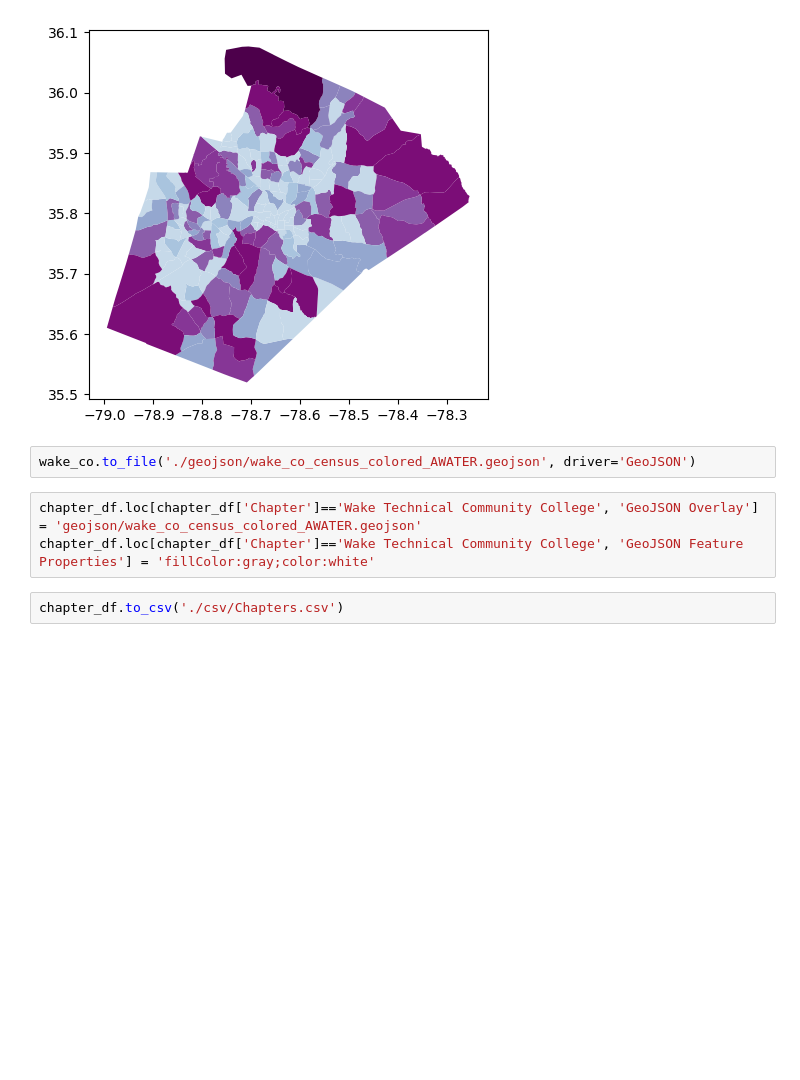
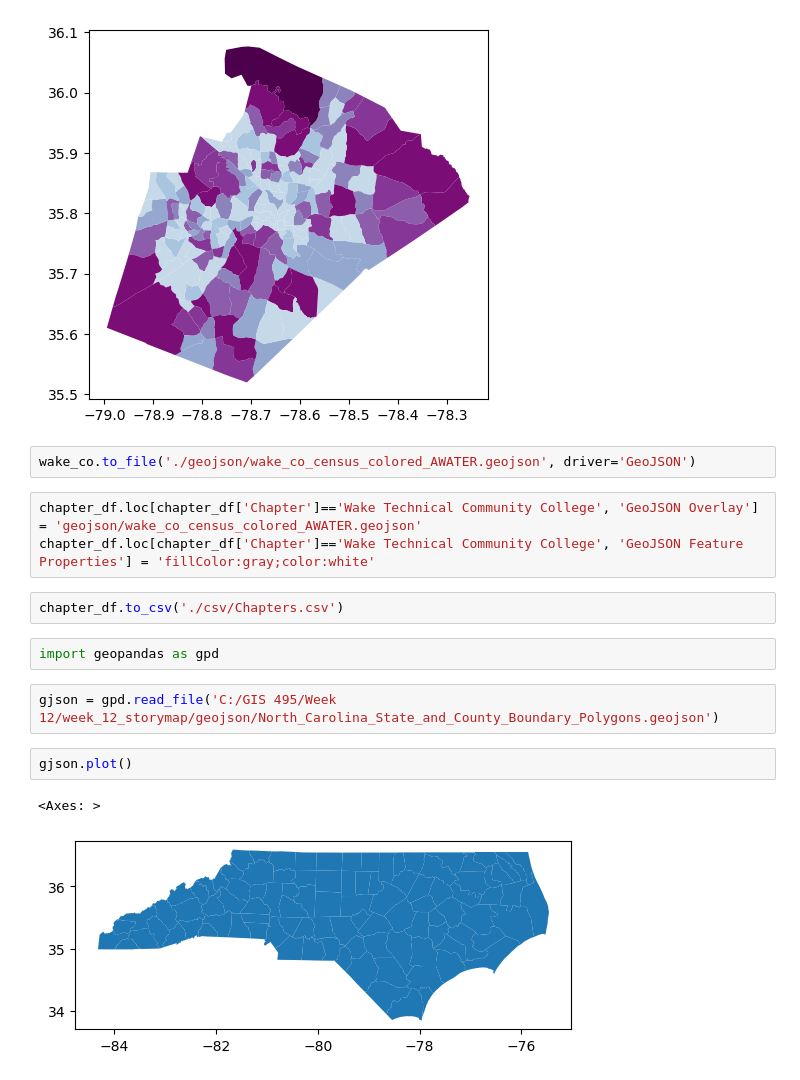
Before and after one commit to madisenwinters/week_12_storymap, a Jupyter notebook: storymap.ipynb, the cells around one changed output. Cells and saved outputs as stored; diff of their text form; blank space fills up the shorter version.

```diff
--- a/storymap.ipynb
+++ b/storymap.ipynb
@@ -979,3 +979,12 @@ chapter_df.loc[chapter_df['Chapter']=='Wake Technical Community College', 'GeoJS
 chapter_df.loc[chapter_df['Chapter']=='Wake Technical Community College', 'GeoJSON Feature Properties'] = 'fillColor:gray;color:white'
 # %%
 chapter_df.to_csv('./csv/Chapters.csv')
+# %%
+import geopandas as gpd
+# %%
+gjson = gpd.read_file('C:/GIS 495/Week 12/week_12_storymap/geojson/North_Carolina_State_and_County_Boundary_Polygons.geojson')
+# %%
+gjson.plot()
+# %% [output]
+<Axes: >
+[figure, added]
```
Also changed, not shown: 1 other file.
